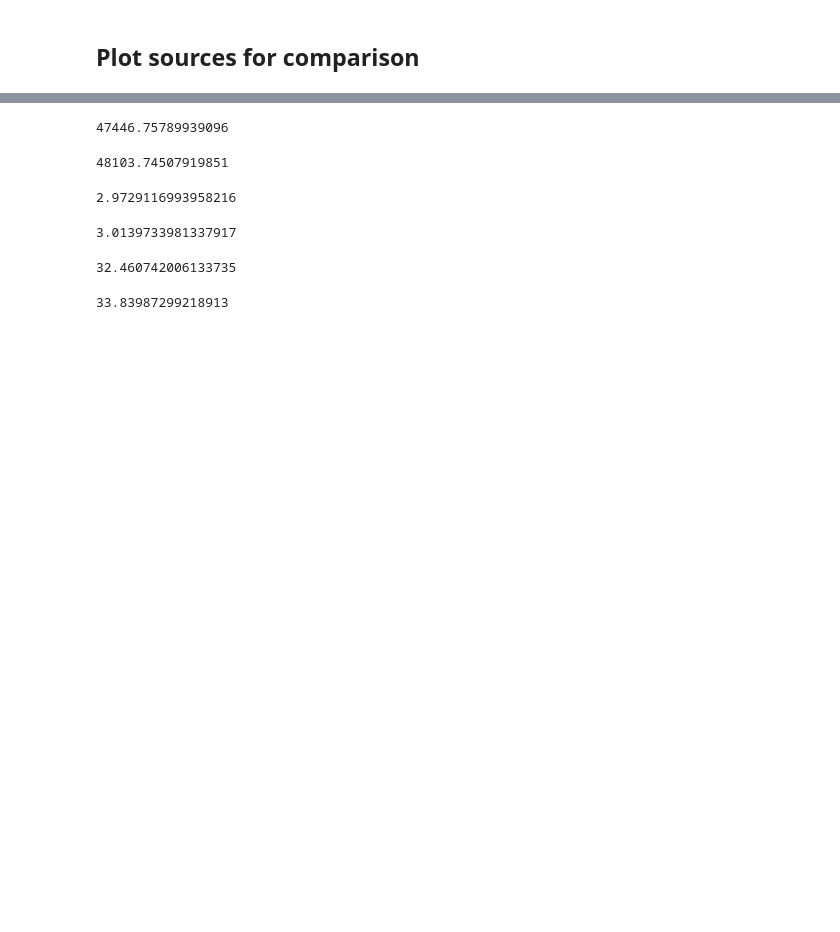
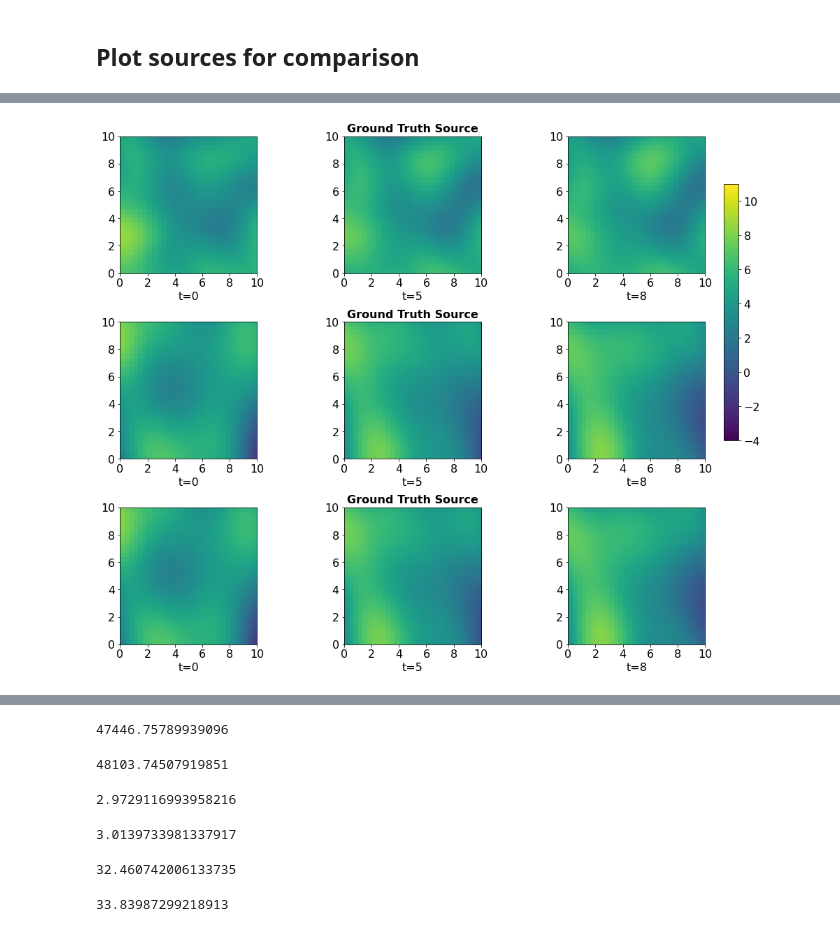
Before and after one commit to SheffieldML/advectionGP, a Jupyter notebook: jupyter/PDEClassFullRun.ipynb, the cells around one changed output, grey strips where cells are left out. Cells and saved outputs as stored; diff of their text form; code cells hidden in the pictures; blank space fills up the shorter version.

Commit message:
switched to loopy plotting

```diff
--- a/jupyter/PDEClassFullRun.ipynb
+++ b/jupyter/PDEClassFullRun.ipynb
@@ -111,7 +111,7 @@ array([0., 0., 0., 0., 0., 0., 0., 0., 0., 0., 0., 0., 0., 0., 0., 0., 0.,
 # %% [markdown]
 # Inverse Problem
 # %%
-N_feat =2000 #Number of features used to infer the source
+N_feat =20 #Number of features used to infer the source
 k = EQ(2, 2.0)
 mInfer = Model(resolution=res,boundary=boundary,N_feat=N_feat,noiseSD=noiseSD,kernel=k,sensormodel=sensors,u=u,k_0=k_0,R=R) #Initiate new model for inference
 regress = mInfer.computeModelRegressors() # Compute regressor matrix
@@ -256,3 +145,37 @@ plt.show()
+# %%
+a=np.floor(np.min((np.min(sourceInfer),np.min(source))))
+b=np.ceil(np.max((np.max(sourceInfer),np.max(source))))
+plt.rcParams["figure.figsize"] = (15,15)
+fig = plt.figure()
+
+ploti = 0
+for title, data in zip(['Ground Truth Source','Inferred Source','Inferred Source (Non Negative Conc)'],[source,sourceInfer,sourceInferNN]):
+    for t in [0,5,8]:
+        ploti+=1
+        plt.subplot(3,3,ploti)
+        im1=plt.imshow(data[t], extent=[0,10,0,10],origin='lower') #fix t...
+        plt.xlabel("t=%d" % t,fontsize=16)
+        plt.xticks(fontsize=16)
+        plt.yticks(fontsize=16)
+        plt.clim(a,b)
+
+
+        tick_font_size = 16
+        if ploti % 3 == 2: plt.title('Ground Truth Source', fontsize=16, fontweight='bold')
+        #if ploti % 3 == 3:
+        #    plt.colorbar(im1,fraction=0.046, pad=0.04)
+
+fig.tight_layout(rect=[0.1, 0.2, 1, 0.95])
+
+fig.subplots_adjust(bottom=0.25)
+cbar_ax = fig.add_axes([0.97, 0.52, 0.02, 0.34])
+cbar=fig.colorbar(im1, cax=cbar_ax,orientation='vertical')
+#cbar = plt.colorbar(im3,fraction=0.046)
+tick_font_size = 16
+cbar.ax.tick_params(labelsize = tick_font_size)
+plt.show()
+# %% [output]
+[figure, added]
 # %%
 N_feat =200 #Number of features used to infer the source
 k = EQ(2, 2.0)
```
Also changed, not shown: parts of 7 cells of this notebook.
